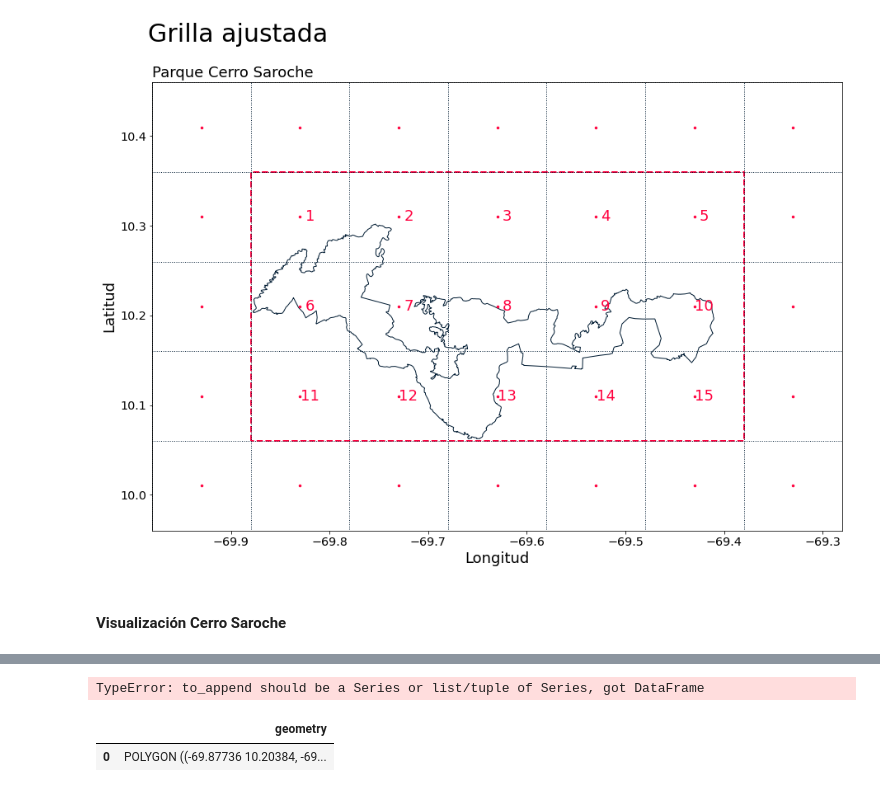
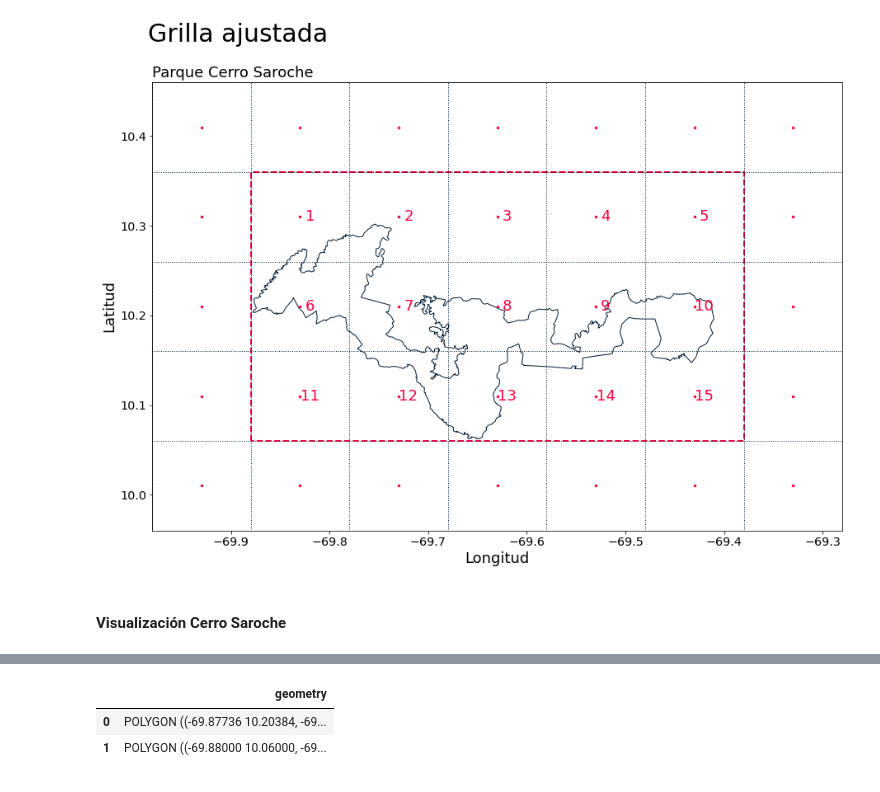
Before and after one commit to esglobe/geet-metview, a Jupyter notebook: 1_definir_area_cerro_saroche.ipynb, the cells around one changed output, grey strips where cells are left out. Saved outputs shown, nothing was run; the diff lists cells and outputs as text; code cells hidden in the pictures.

```diff
--- a/1_definir_area_cerro_saroche.ipynb
+++ b/1_definir_area_cerro_saroche.ipynb
@@ -257,11 +252,0 @@ park_poligono.explore()
-# %%
-test = parque_rectangulo.append(park_poligono)
-
-test
-# %% [output]
-TypeError: to_append should be a Series or list/tuple of Series, got DataFrame
-# %%
-park_poligono
-# %% [output]
-|  | geometry |
-| 0 | POLYGON ((-69.87736 10.20384, -69... |
@@ -280,0 +253,11 @@ fig.show()
+# %%
+import pandas as pd
+
+rdf = pd.concat([geopandas.GeoDataFrame(park_poligono,crs=precipitacion_crs),
+                 geopandas.GeoDataFrame(geometry=parque_rectangulo,crs=precipitacion_crs)
+                ],0,ignore_index=True)
+rdf
+# %% [output]
+|  | geometry |
+| 0 | POLYGON ((-69.87736 10.20384, -69... |
+| 1 | POLYGON ((-69.88000 10.06000, -69... |
```
Also changed, not shown: parts of 3 cells of this notebook.
